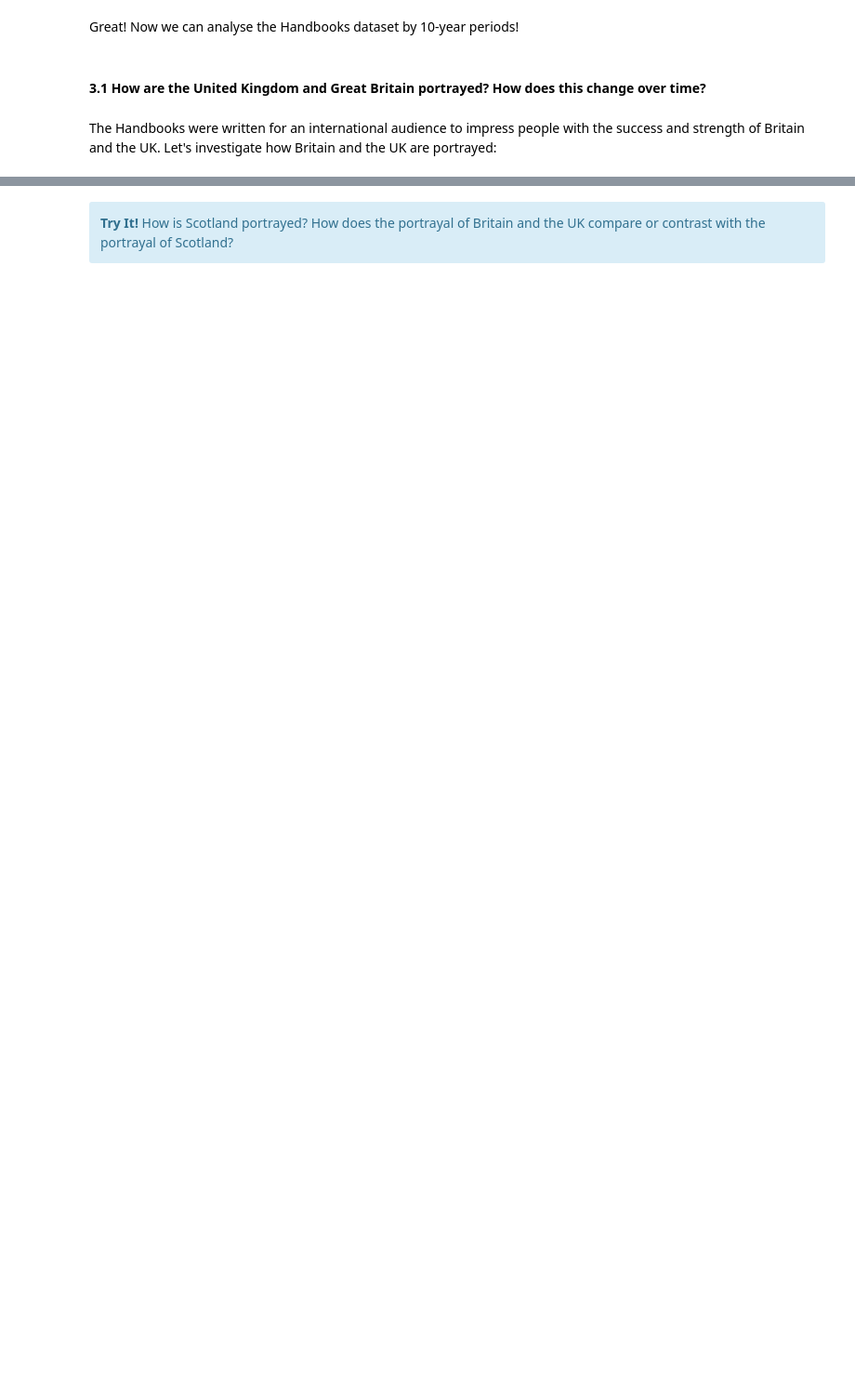
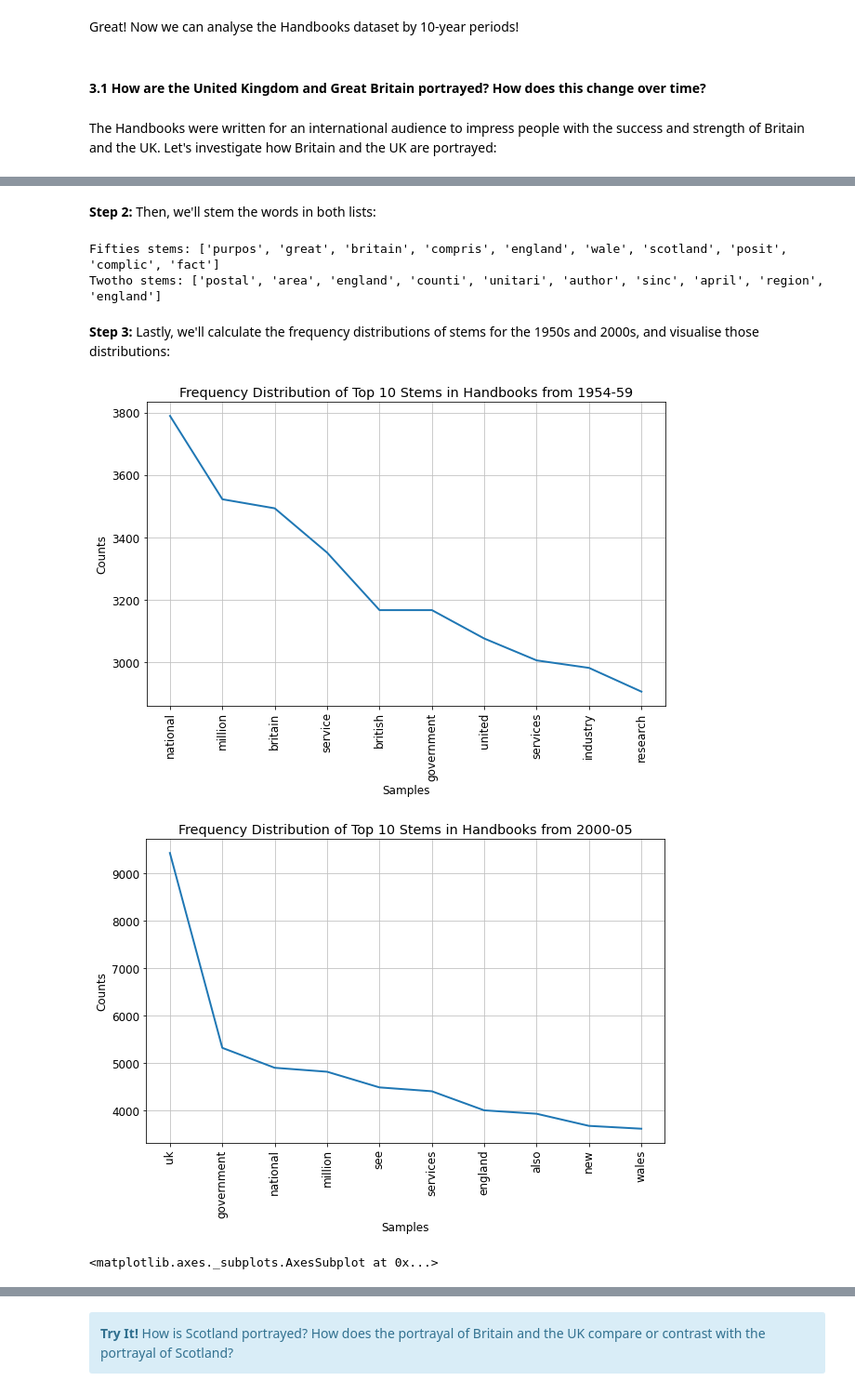
Before and after one commit to NLS-Digital-Scholarship/collections-as-data, a Jupyter notebook: Britain_and_UK_Handbooks_as_Data.ipynb, the cells around one changed output, grey strips where cells are left out. Shown at 93% size. Drawn from its saved outputs; the diff is of its cells as text; code cells hidden in the pictures; blank space fills up the shorter version.

Commit message:
Finished Handbooks Notebook, added visualizations

```diff
--- a/Britain_and_UK_Handbooks_as_Data.ipynb
+++ b/Britain_and_UK_Handbooks_as_Data.ipynb
@@ -581,19 +516,10 @@ file_groups = groupByDecade(list_of_years, year_to_fileid)
 # %%
-# INPUT: a wordlist (from the PlaintextCorpusReader - see section 0. Preparation) and
+# INPUT: a wordlist (from the PlaintextCorpusReader - see section 0. Preparation),
 #        a year and a list of fileids associated with that year
-# OUTPUT: a list of word tokens and and a list of sentence tokens for fileids from
-#         with the inputted year through the next 9 years (totalling a 10-year period)
-def getTokens(plaintext_corpus_read_lists, group_year, year_files):
+# OUTPUT: a list of word tokens for fileids from the inputted year
+def getTokens(plaintext_corpus_read_lists, decade_files):
     all_words = []
-    all_words_lower = []
-    all_sents = []
-    for fileid in year_files:
+    for fileid in decade_files:
         file_words = plaintext_corpus_read_lists.words(fileid)
-        all_words_lower += [str(word).lower() for word in file_words if word.isalpha()]
-        all_words += [str(word) for word in file_words  if word.isalpha()]
-        file_sents = sent_tokenize(plaintext_corpus_read_lists.raw(fileid))
-        all_sents += [str(sent) for sent in file_sents]
-
-    return all_words, all_words_lower, all_sents
-
-first_words, first_words_lower, first_sentences = getTokens(wordlists, list_of_years[0], file_groups[list_of_years[0]])
+        all_words += [str(word) for word in file_words  if word.isalpha()]  # isalpha() removes non-letter tokens
+    return all_words
@@ -615,0 +526,8 @@ decade_words, decade_words_lower, decade_sents = tokensByDecade(wordlists, list_
+# %%
+fifties_tokens = getTokens(wordlists, fifties)
+print(fifties_tokens[:100])
+sixties_tokens = getTokens(wordlists, sixties)
+seventies_tokens = getTokens(wordlists, seventies)
+eighties_tokens = getTokens(wordlists, eighties)
+nineties_tokens = getTokens(wordlists, nineties)
+twotho_tokens = getTokens(wordlists, twotho)
@@ -636,0 +572,33 @@ Let's group the handbooks data into 10-year periods.  We'll use our inventory (t
+# %%
+to_exclude = stopwords.words('english') + ['â', 'per', 'cent']
+fifties_filtered = [w.lower() for w in fifties_tokens if not w.lower() in to_exclude]
+twotho_filtered = [w.lower() for w in twotho_tokens if not w.lower() in to_exclude]
+# %% [markdown]
+**Step 2:** Then, we'll stem the words in both lists:
+# %%
+porter = nltk.PorterStemmer()
+porter_stemmed = [porter.stem(w) for w in fifties_filtered]
+print("Fifties stems:", porter_stemmed[590:600])
+porter_stemmed = [porter.stem(w) for w in twotho_filtered]
+print("Twotho stems:", porter_stemmed[590:600])
+# %% [output]
+Fifties stems: ['purpos', 'great', 'britain', 'compris', 'england', 'wale', 'scotland', 'posit', 'complic', 'fact']
+Twotho stems: ['postal', 'area', 'england', 'counti', 'unitari', 'author', 'sinc', 'april', 'region', 'england']
+# %% [markdown]
+**Step 3:** Lastly, we'll calculate the frequency distributions of stems for the 1950s and 2000s, and visualise those distributions:
+# %%
+fdist_fifties = FreqDist(fifties_filtered)
+fdist_twotho = FreqDist(twotho_filtered)
+
+number_of_tokens = 10 # Try increasing or decreasing this number to view more or fewer tokens in the visualization
+plt.figure(figsize = (10, 6))
+plt.rc('font', size=12)
+fdist_fifties.plot(number_of_tokens, title='Frequency Distribution of Top ' + str(number_of_tokens) + ' Stems in Handbooks from 1954-59')
+
+plt.figure(figsize = (10, 6))
+plt.rc('font', size=12)
+fdist_twotho.plot(number_of_tokens, title='Frequency Distribution of Top ' + str(number_of_tokens) + ' Stems in Handbooks from 2000-05')
+# %% [output]
+[figure, added]
+[figure, added]
+<matplotlib.axes._subplots.AxesSubplot at 0x...>
```
Also changed, not shown: parts of 76 cells of this notebook, 2 other files.
